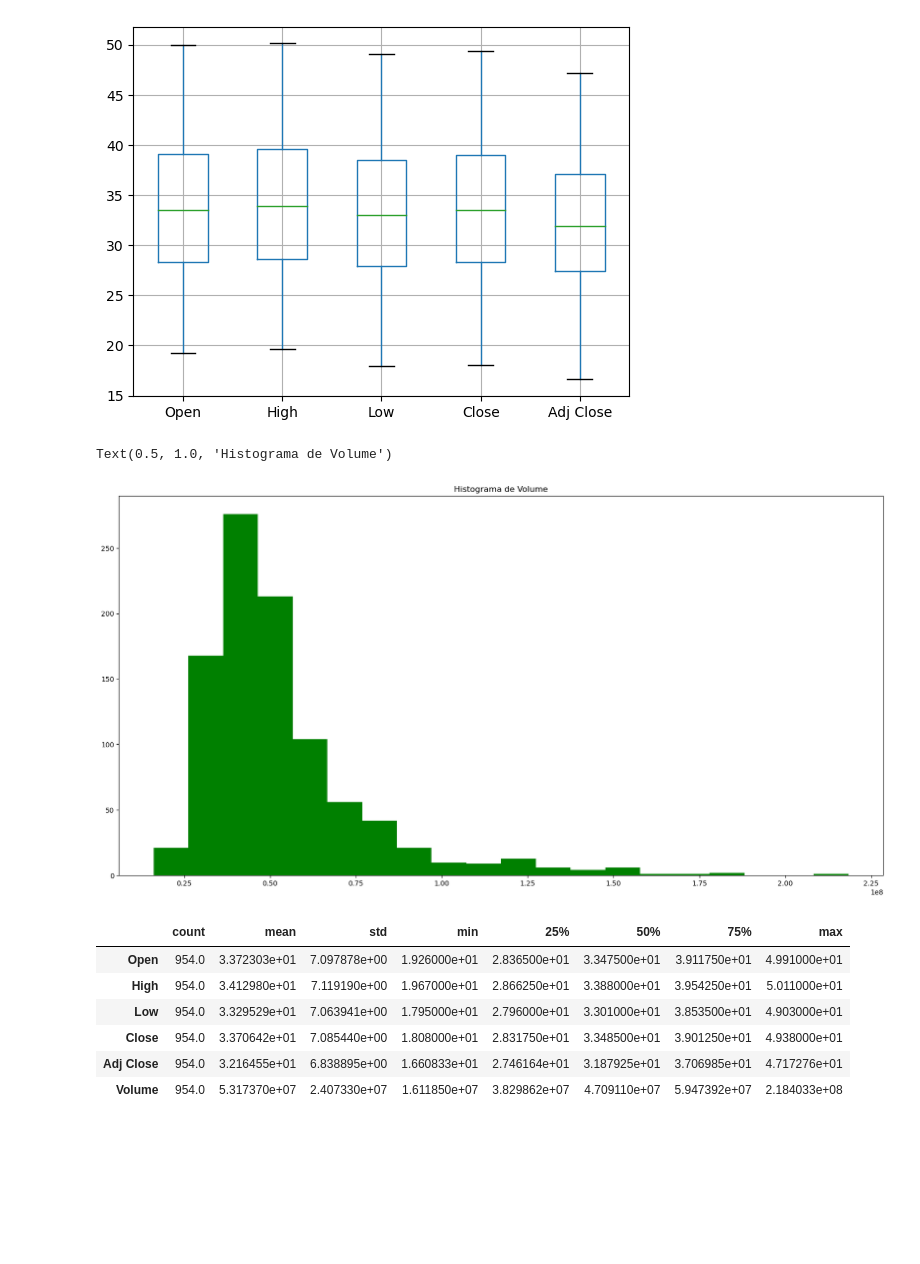
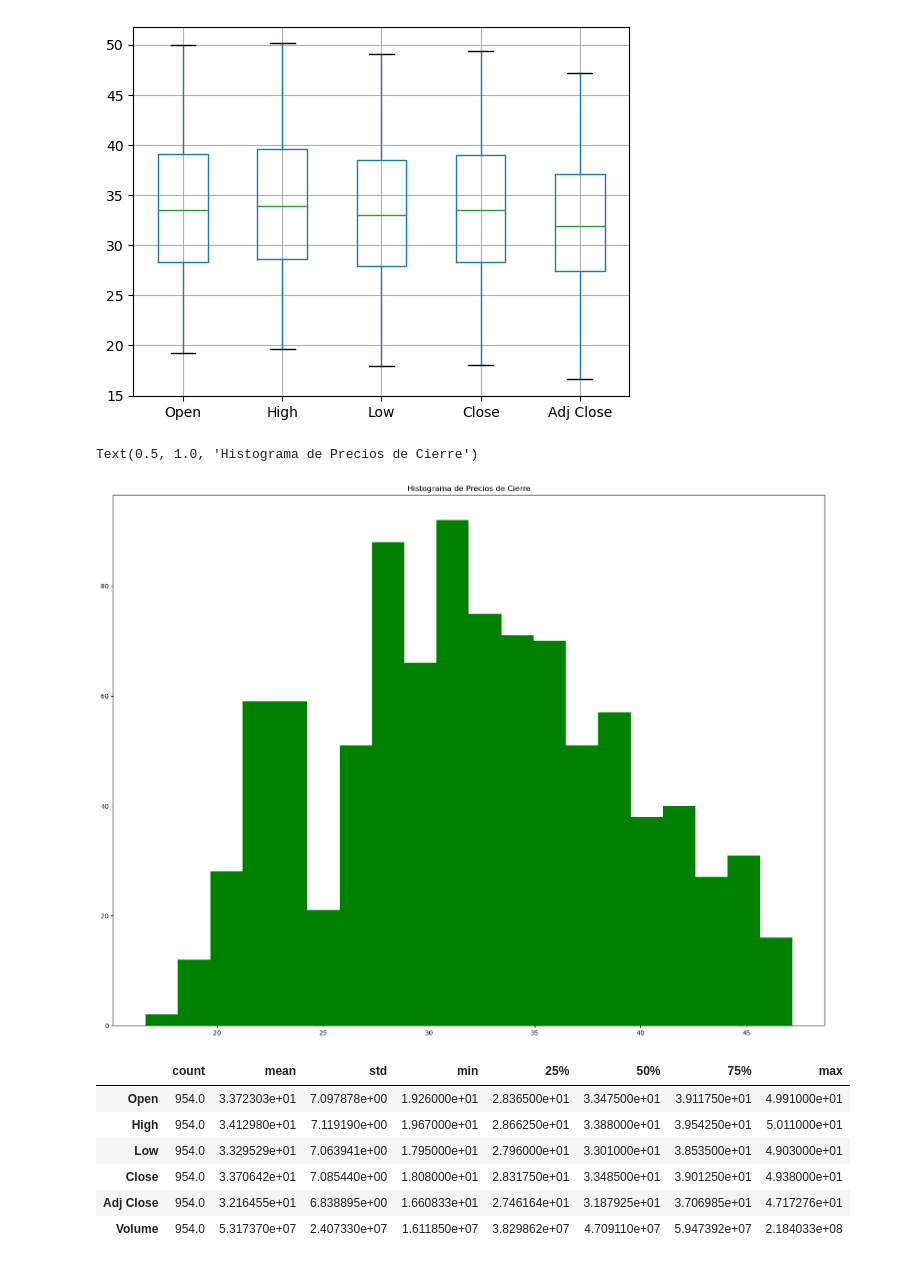
Before and after one commit to rigobertoaa/Python-Basico, a Jupyter notebook: Bank of America.ipynb, the cells around one changed output. Saved outputs shown, nothing was run; the diff lists cells and outputs as text; code cells hidden in the pictures; blank space fills up the shorter version.

```diff
--- a/Bank of America.ipynb
+++ b/Bank of America.ipynb
@@ -141,12 +141,12 @@ df_valuation[['Open', 'High', 'Low', 'Close', 'Adj Close']].boxplot()
 <Axes: >
 [figure]
 # %%
-plt.figure(figsize=(20,10))
-plt.hist(df_valuation['Volume'], color='green', bins=20)
-plt.title('Histograma de Volume')
+plt.figure(figsize=(20,15))
+plt.hist(df_valuation['Adj Close'], color='green', bins=20)
+plt.title('Histograma de Precios de Cierre')
 # %% [output]
-Text(0.5, 1.0, 'Histograma de Volume')
+Text(0.5, 1.0, 'Histograma de Precios de Cierre')
-[figure, old version]
+[figure, new version]
 # %%
 df_valuation.describe().T
 # %% [output]
```
